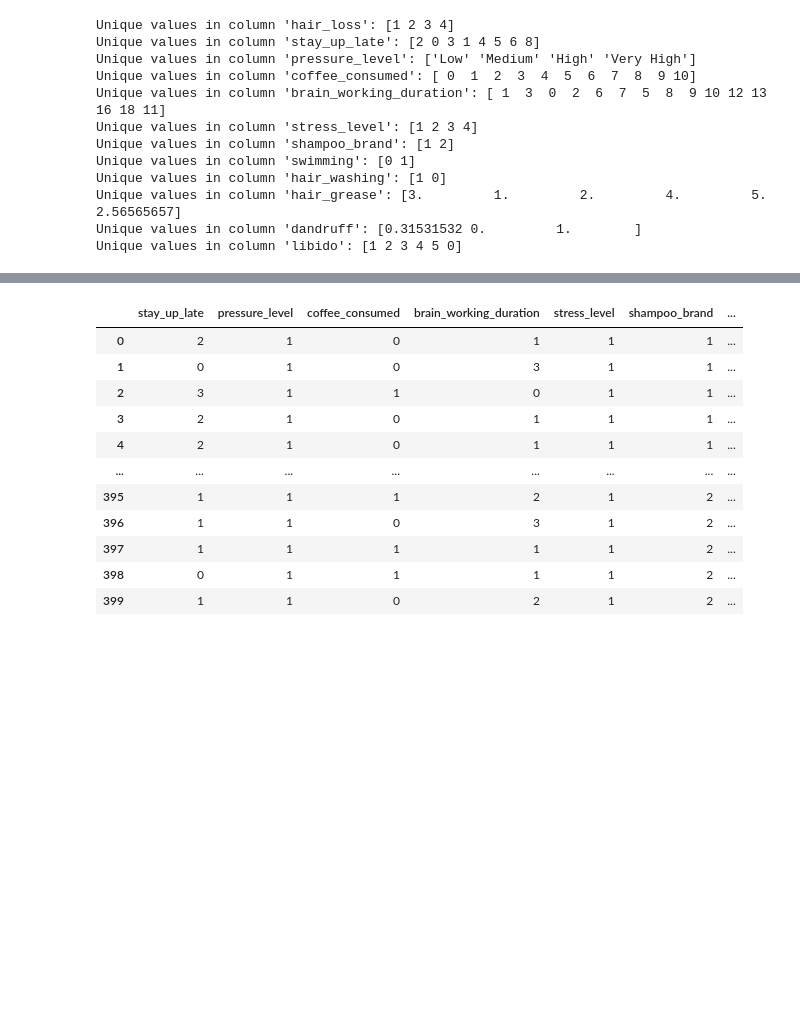
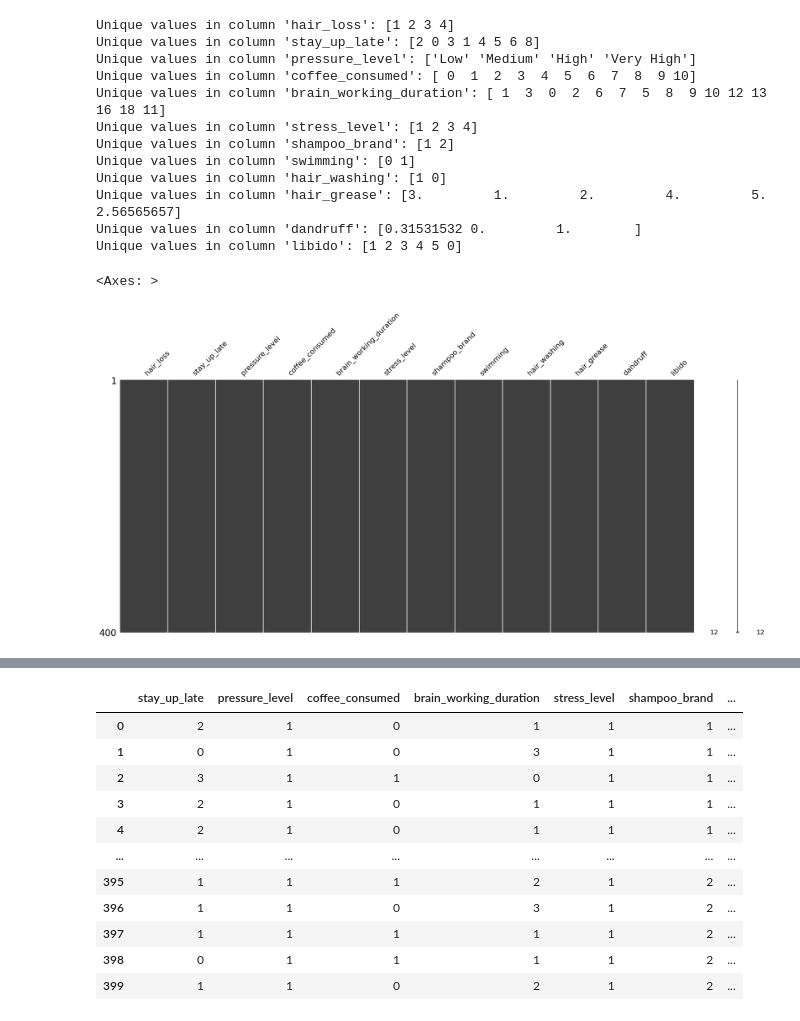
Before and after one commit to MeetPatel41011/Disease-Prediction-System, a Jupyter notebook: Machine Learning/Luke_hair_loss_documentation/hair_loss.ipynb, the cells around one changed output, grey strips where cells are left out. Cells and saved outputs as stored; diff of their text form; code cells hidden in the pictures; blank space fills up the shorter version.

```diff
--- a/Machine Learning/Luke_hair_loss_documentation/hair_loss.ipynb
+++ b/Machine Learning/Luke_hair_loss_documentation/hair_loss.ipynb
@@ -119,3 +104,8 @@ Unique values in column 'dandruff': [0.31531532 0.         1.        ]
 Unique values in column 'libido': [1 2 3 4 5 0]
 # %%
 df['pressure_level'] = df['pressure_level'].replace({'Low': 1, 'Medium': 0, 'High': 0, 'Very High': 0})
+# %%
+msno.matrix(df)
+# %% [output]
+<Axes: >
+[figure, added]
```
Also changed, not shown: parts of 10 cells of this notebook, 16 other files.
